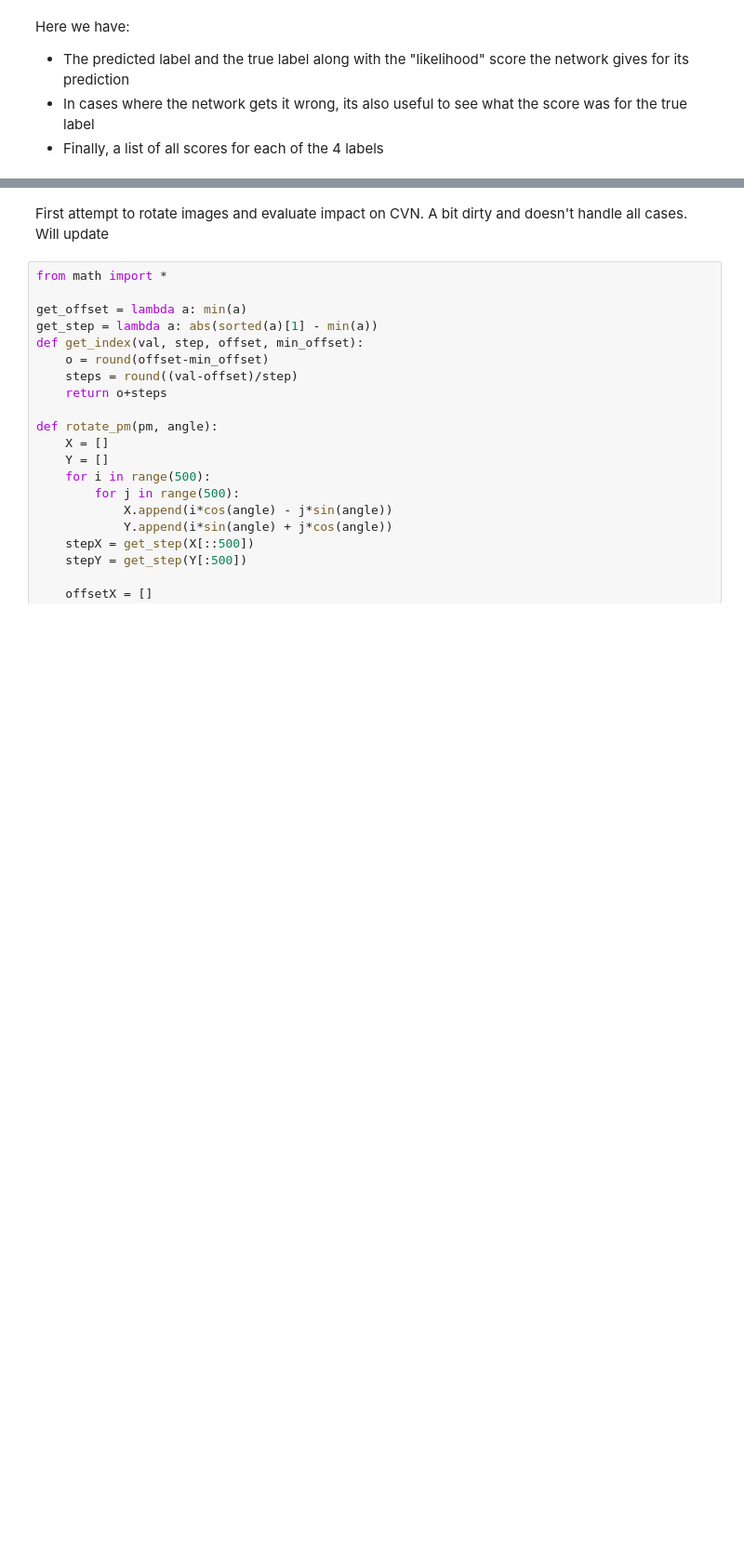
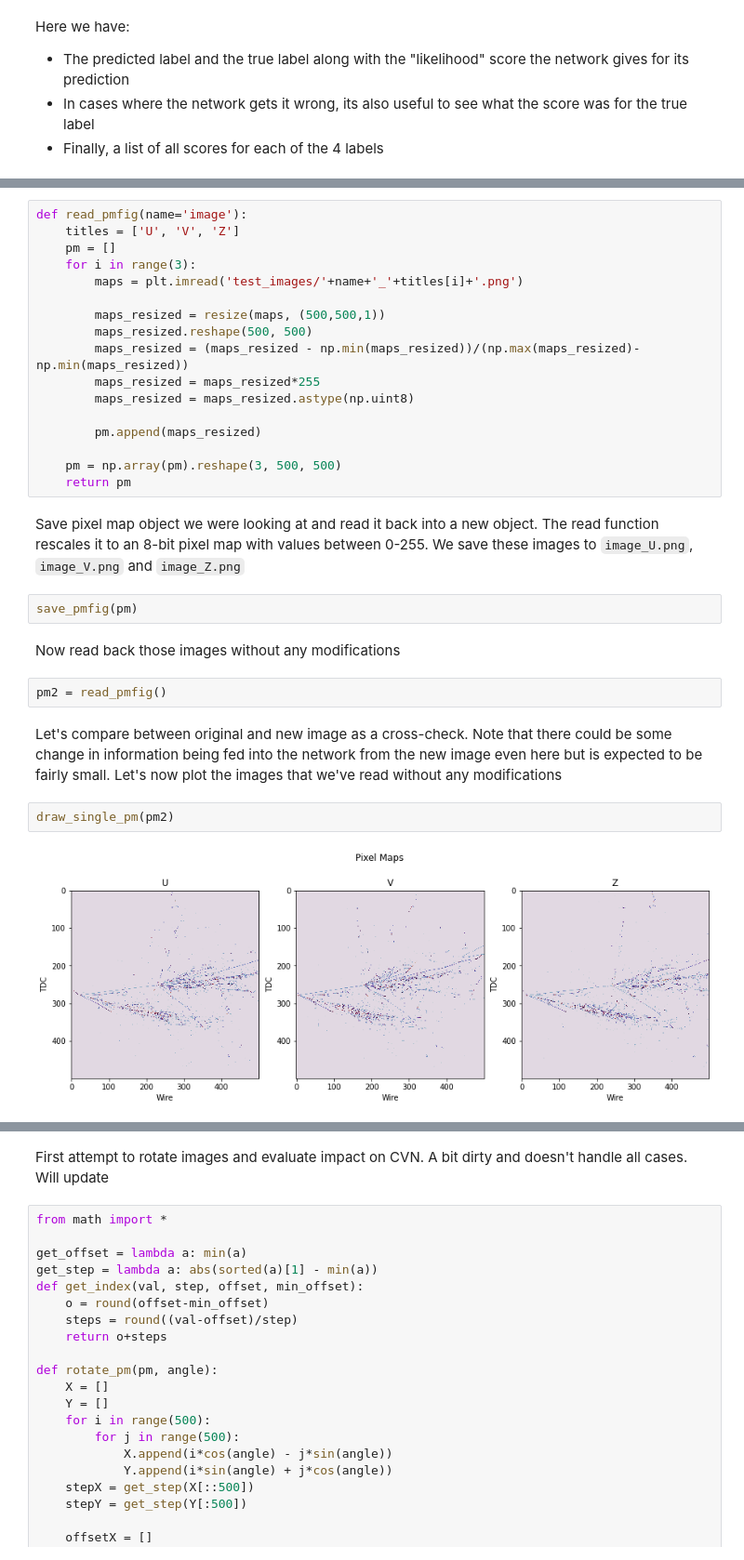
Before and after one commit to nitish-nayak/dune-cvn, a Jupyter notebook: dune_cvn_nusteam.ipynb, the cells around one changed output, grey strips where cells are left out. Shown: that part at 93% size. Cells and saved outputs as stored; diff of their text form; blank space fills up the shorter version.

```diff
--- a/dune_cvn_nusteam.ipynb
+++ b/dune_cvn_nusteam.ipynb
@@ -290,0 +321,31 @@ Here we have:
+# %%
+def read_pmfig(name='image'):
+    titles = ['U', 'V', 'Z']
+    pm = []
+    for i in range(3):
+        maps = plt.imread('test_images/'+name+'_'+titles[i]+'.png')
+
+        maps_resized = resize(maps, (500,500,1))
+        maps_resized.reshape(500, 500)
+        maps_resized = (maps_resized - np.min(maps_resized))/(np.max(maps_resized)-np.min(maps_resized))
+        maps_resized = maps_resized*255
+        maps_resized = maps_resized.astype(np.uint8)
+
+        pm.append(maps_resized)
+
+    pm = np.array(pm).reshape(3, 500, 500)
+    return pm
+# %% [markdown]
+Save pixel map object we were looking at and read it back into a new object. The read function rescales it to an 8-bit pixel map with values between 0-255. We save these images to `image_U.png`, `image_V.png` and `image_Z.png`
+# %%
+save_pmfig(pm)
+# %% [markdown]
+Now read back those images without any modifications
+# %%
+pm2 = read_pmfig()
+# %% [markdown]
+Let's compare between original and new image as a cross-check. Note that there could be some change in information being fed into the network from the new image even here but is expected to be fairly small. Let's now plot the images that we've read without any modifications
+# %%
+draw_single_pm(pm2)
+# %% [output]
+[figure, added]
```
Also changed, not shown: parts of 25 cells of this notebook, 6 other files.
